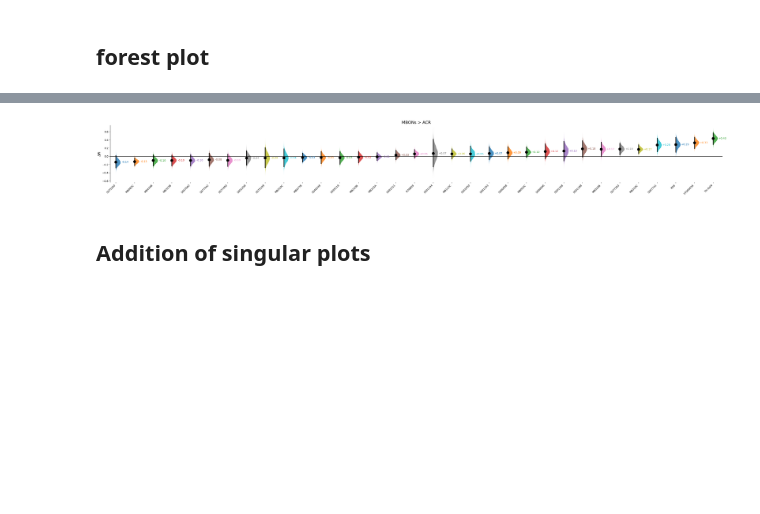
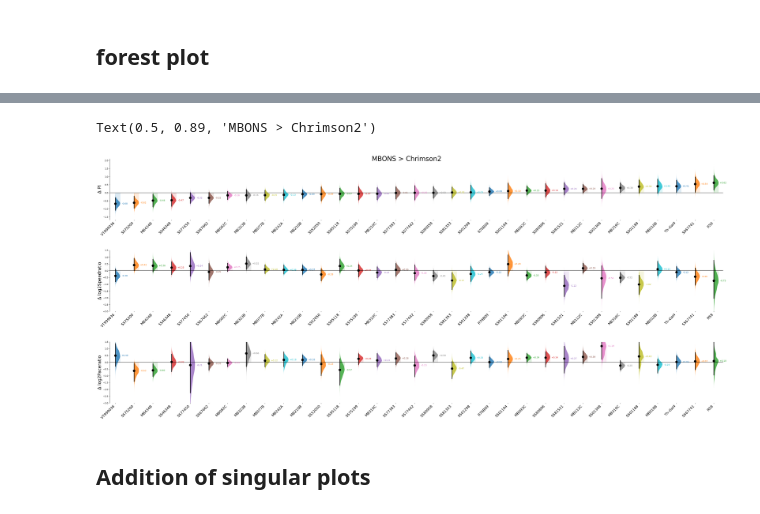
Before and after one commit to lnicole08/OSAR-Nicole-version, a Jupyter notebook: Multi and single dabest OSAR plots.ipynb, the cells around one changed output, grey strips where cells are left out. Cells and saved outputs as stored; diff of their text form; code cells hidden in the pictures; blank space fills up the shorter version.

```diff
--- a/Multi and single dabest OSAR plots.ipynb
+++ b/Multi and single dabest OSAR plots.ipynb
@@ -214,28 +352,21 @@ dfcompiled
 # %%
-#df1 = dfcompiled[(dfcompiled['light_intensity']=='Full')].loc[:,['driver','light_intensity','status','pi_smoothed_Pattern 01', 'reversal_light_pi', 'traversal_light_pi', 'light_attraction_index_Pattern 01', 'log2_pace_ratio_Pattern 01']].reset_index(drop=True)
-df1 = dfcompiled[(dfcompiled['light_intensity']=='Full')].loc[:,['driver','light_intensity','status','pi_smoothed_Pattern 01']].reset_index(drop=True)
-
-lst = []
-names =[]
-sorteddf = pd.DataFrame()
-
-for n in df1['driver'].unique().tolist():
-    dbfeature = dabest.load(df1[(df1['driver'] == n)].reset_index(drop=True), idx=("Sibling", "Offspring"),x="status", y="pi_smoothed_Pattern 01")
-    tempdf = pd.DataFrame()
-    tempdf['MBON'] = [n]
-    tempdf['difference']= [float(dbfeature.hedges_g.statistical_tests.difference)]
-    sorteddf = pd.concat([sorteddf, tempdf], axis =0)
-
-sorteddf = sorteddf.sort_values(by=['difference']).reset_index(drop=True)
-
-
-for n in sorteddf['MBON']:
-    tempdf1 = df1[(df1['driver'] == n)].reset_index(drop=True)
-    dbfeature = dabest.load(tempdf1, idx=("Sibling", "Offspring"),x="status", y="pi_smoothed_Pattern 01")
-    lst.append(dbfeature)
-    names.append(n)
-
-
-forest1_horizontal2 = forest_plot(data = lst, effect_size= "mean_diff", labels = names, idx=[[0]]*len(names), ylabel= "ΔPI", title = "MBONs > " + responder);
+lstpi, namepi = forestplot_multiplot(sorteddf, df1, "pi_smoothed_Pattern 01")
+lstsp, namesp = forestplot_multiplot(sorteddf, df1, "log2_speed_ratio_Pattern 01")
+lstpc, namepc = forestplot_multiplot(sorteddf, df1, "log2_pace_ratio_Pattern 01")
-# %% [output]
-[figure, removed]
+# %%
+f2, axx2 = plt.subplots(nrows=3, ncols=1,
+                    figsize=(50
+                             ,20), gridspec_kw= {'hspace': 0.5} # ensure proper width-wise spacing.
+                   )
+dabest.forest_plot(data = lstpi, effect_size= "delta_g", labels = namepi, idx=[[0]]*len(namepi), ylabel= "Δ PI", ylabel_fontsize=20, labels_fontsize=16, ax=axx2.flat[0]);
+
+dabest.forest_plot(data = lstsp, effect_size= "delta_g", labels = namesp, idx=[[0]]*len(namesp), ylabel= "Δ log2Speedratio", ylabel_fontsize=20, labels_fontsize=16, ax=axx2.flat[1], ylim = [-3.0, 1.5]);
+
+dabest.forest_plot(data = lstpc, effect_size= "delta_g", labels = namepc, idx=[[0]]*len(namepc), ylabel= "Δ log2Paceratio", ylabel_fontsize=20, labels_fontsize=16, ylim = [-3.0, 1.5], ax=axx2.flat[2]);
+
+f2.suptitle ("MBONS > " + responder, fontsize = 30, y = 0.89)
+
+#sns.set(font_scale=0.5,  style='ticks')
+# %% [output]
+Text(0.5, 0.89, 'MBONS > Chrimson2')
+[figure, added]
```
Also changed, not shown: parts of 23 cells of this notebook, 2 other files.
